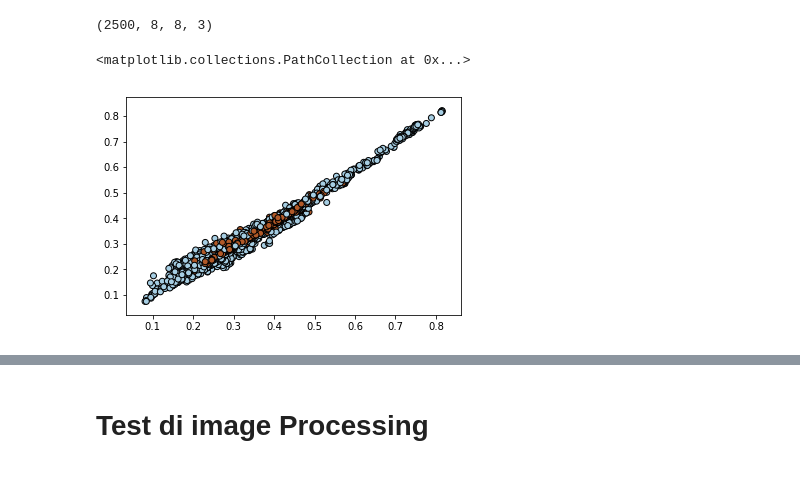
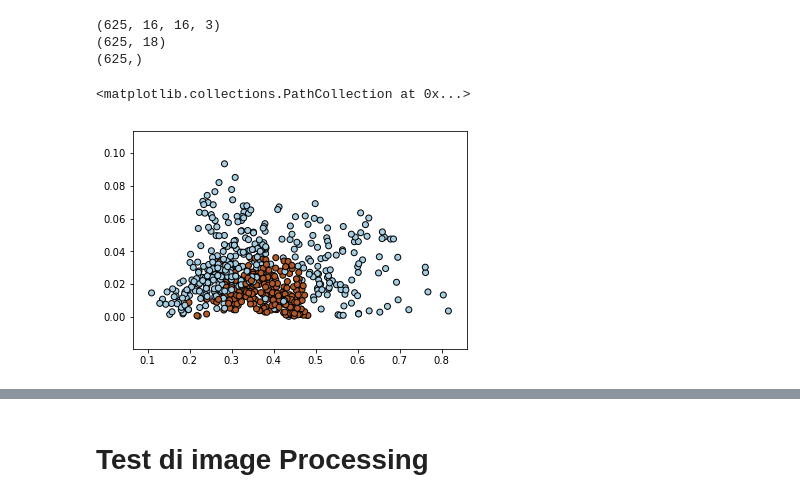
Before and after one commit to LucaZampieri/LMO_ML, a Jupyter notebook: project2/project_Matteo/pre_processing_1.ipynb, the cells around one changed output, grey strips where cells are left out. Saved outputs shown, nothing was run; the diff lists cells and outputs as text; code cells hidden in the pictures.

Commit message:
logistic notebbok updated _1

```diff
--- a/project2/project_Matteo/pre_processing_1.ipynb
+++ b/project2/project_Matteo/pre_processing_1.ipynb
@@ -267,0 +282,14 @@ Y = np.asarray([value_to_class(np.mean(gt_patches[i])) for i in range(len(gt_pat
+# %%
+def build_poly(x, degree):
+    """ Returns the polynomial basis functions for input data x, for j=2 up to j=degree."""
+    return np.array([x**p for p in range(2,degree+1)]).T
+# %%
+def add_powers(tx, degree):
+    print(tx.shape)
+    for col in range(0,tx.shape[1]):
+            tx = np.concatenate((tx, build_poly(tx[:,col], degree)), axis=1)
+    return tx
+# %%
+X=add_powers(X, 4)
+X=add_ones(X)
+print(X.shape)
@@ -268,8 +412,8 @@ Y = np.asarray([value_to_class(np.mean(gt_patches[i])) for i in range(len(gt_pat
 # %%
+
 from sklearn import linear_model
-from sklearn.neighbors import KNeighborsClassifier
 
 # we create an instance of the classifier and fit the data
-neigh = KNeighborsClassifier(n_neighbors=3)
-neigh.fit(X, Y)
+logreg = linear_model.LogisticRegression(C=1e5, class_weight="balanced",max_iter=100000)
+logreg.fit(X, Y)
 # %% [output]
@@ -295,13 +424,23 @@ True positive rate = 0.15808
 # %%
-#predictions on train
-img_idx = 1
+
+
+# we create an instance of the classifier and fit the data
+img_idx = 15
+
 Xi = extract_img_features(image_dir + files[img_idx],n_features)
-Zi = neigh.predict(Xi)
-plt.scatter(Xi[:, 0], Xi[:, 1],c=Zi, edgecolors='k', cmap=plt.cm.Paired)
+print(Xi.shape)
+Xi=add_powers(Xi, 4)
+Xi=add_ones(Xi)
+
+Zi = logreg.predict(Xi)
+print(Zi.shape)
+plt.scatter(Xi[:, 0], Xi[:, 3], c=Zi, edgecolors='k', cmap=plt.cm.Paired)
 # %% [output]
-(2500, 8, 8, 3)
+(625, 16, 16, 3)
+(625, 18)
+(625,)
 <matplotlib.collections.PathCollection at 0x...>
-[figure, old version]
+[figure, new version]
 # %%
 # Convert array of labels to an image
 
```
Also changed, not shown: parts of 16 cells of this notebook, 22 other files.
